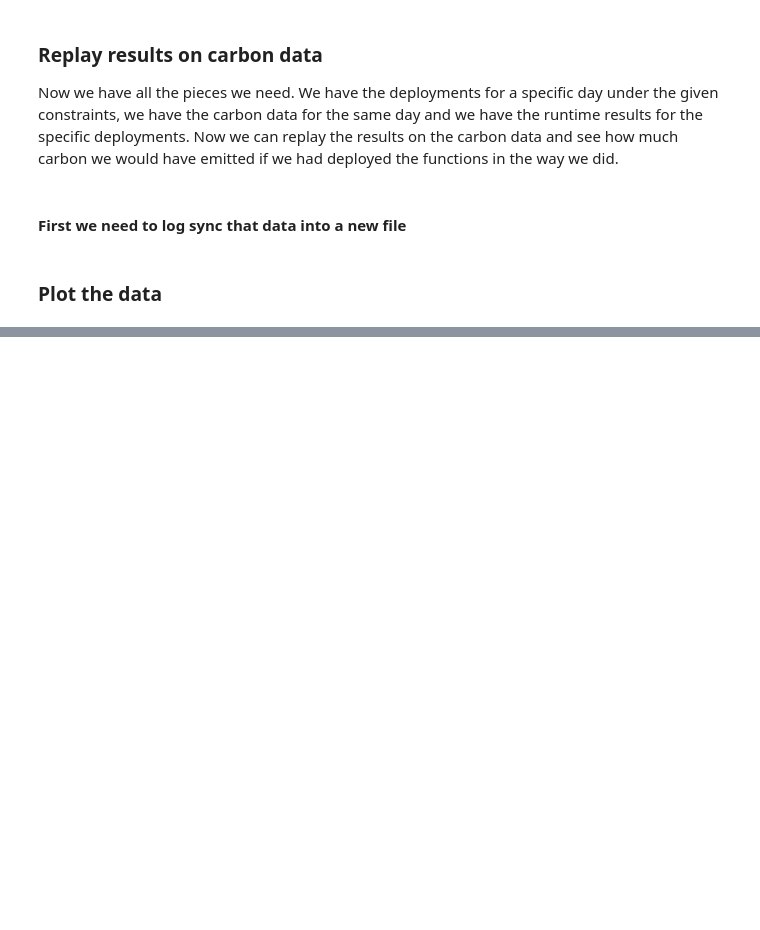
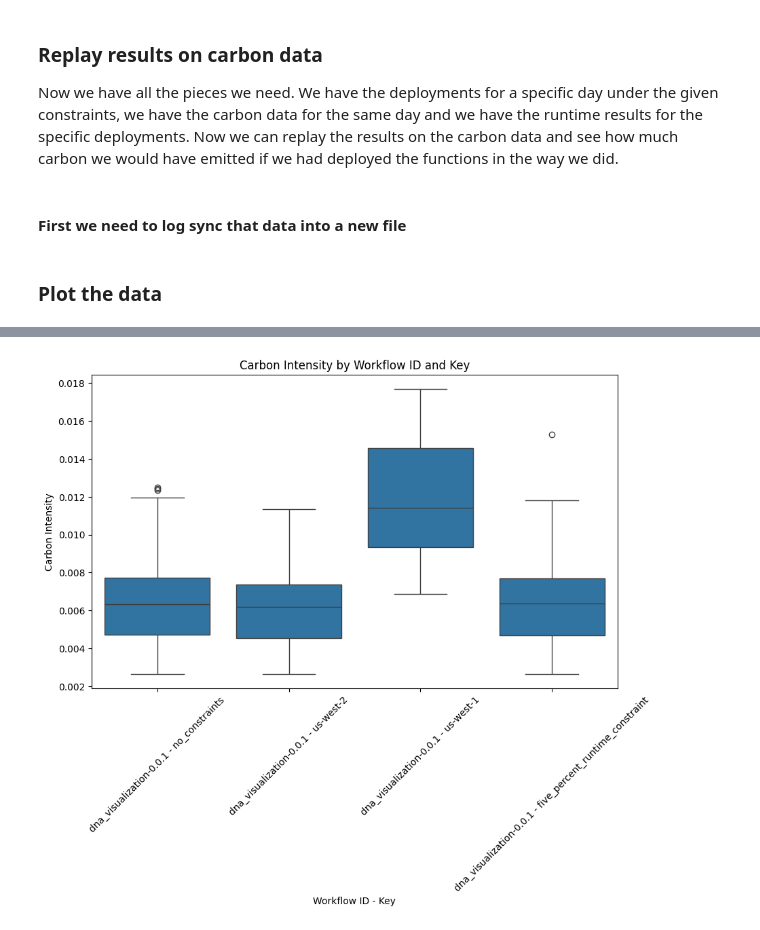
Before and after one commit to ubc-cirrus-lab/caribou, a Jupyter notebook: benchmarks/experiments/carbon_intensity_configs/experiment.ipynb, the cells around one changed output, grey strips where cells are left out. Cells and saved outputs as stored; diff of their text form; code cells hidden in the pictures; blank space fills up the shorter version.

```diff
--- a/benchmarks/experiments/carbon_intensity_configs/experiment.ipynb
+++ b/benchmarks/experiments/carbon_intensity_configs/experiment.ipynb
@@ -662,0 +840,41 @@ dna_visualization-0.0.1 five_percent_runtime_constraint 12                0.0068
+# %%
+import seaborn as sns
+import matplotlib.pyplot as plt
+import pandas as pd
+
+# Create an empty DataFrame to store all data
+all_data = pd.DataFrame(columns=["workflow_id", "key", "carbon_intensity", "time_key"])
+
+for workflow_id in benchmarks:
+    with open(f'./data/deployment_results/{workflow_id}/result_data_points.json', 'r') as f:
+        result_data_points = json.load(f)
+
+    # For each key in the data, append the data (carbon intensity) for that key to the DataFrame
+    for key, data in result_data_points.items():
+        df = pd.DataFrame({
+            "workflow_id": [workflow_id] * len(data),
+            "key": [key] * len(data),
+            "carbon_intensity": [entry["carbon_intensity"] for entry in data],
+            "time_key": [entry["time_key"] for entry in data]
+        })
+
+        all_data = pd.concat([all_data, df], ignore_index=True)
+
+# Combine 'workflow_id' and 'key' into a single categorical variable for plotting
+all_data['workflow_key'] = all_data['workflow_id'].astype(str) + " - " + all_data['key']
+
+# Plot all the data in the same plot using the new 'workflow_key' for the x-axis
+plt.figure(figsize=(10, 6))  # Optionally adjust the figure size
+ax = sns.boxplot(x="workflow_key", y="carbon_intensity", data=all_data)
+
+# Rotate x-axis labels for better readability
+ax.set_xticklabels(ax.get_xticklabels(), rotation=45)
+
+# Optionally, you can adjust labels and title
+ax.set_xlabel("Workflow ID - Key")
+ax.set_ylabel("Carbon Intensity")
+ax.set_title("Carbon Intensity by Workflow ID and Key")
+
+plt.show()
+# %% [output]
+[figure, added]
```
Also changed, not shown: parts of 14 cells of this notebook, 2 other files.
